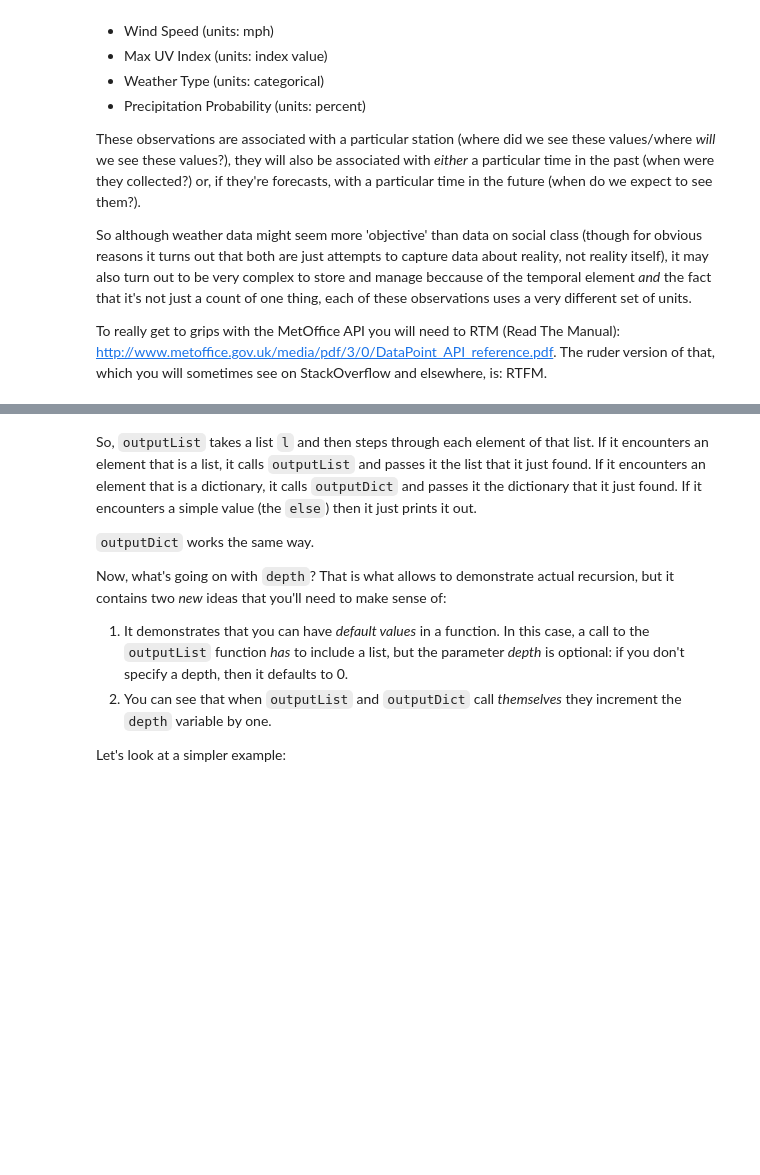
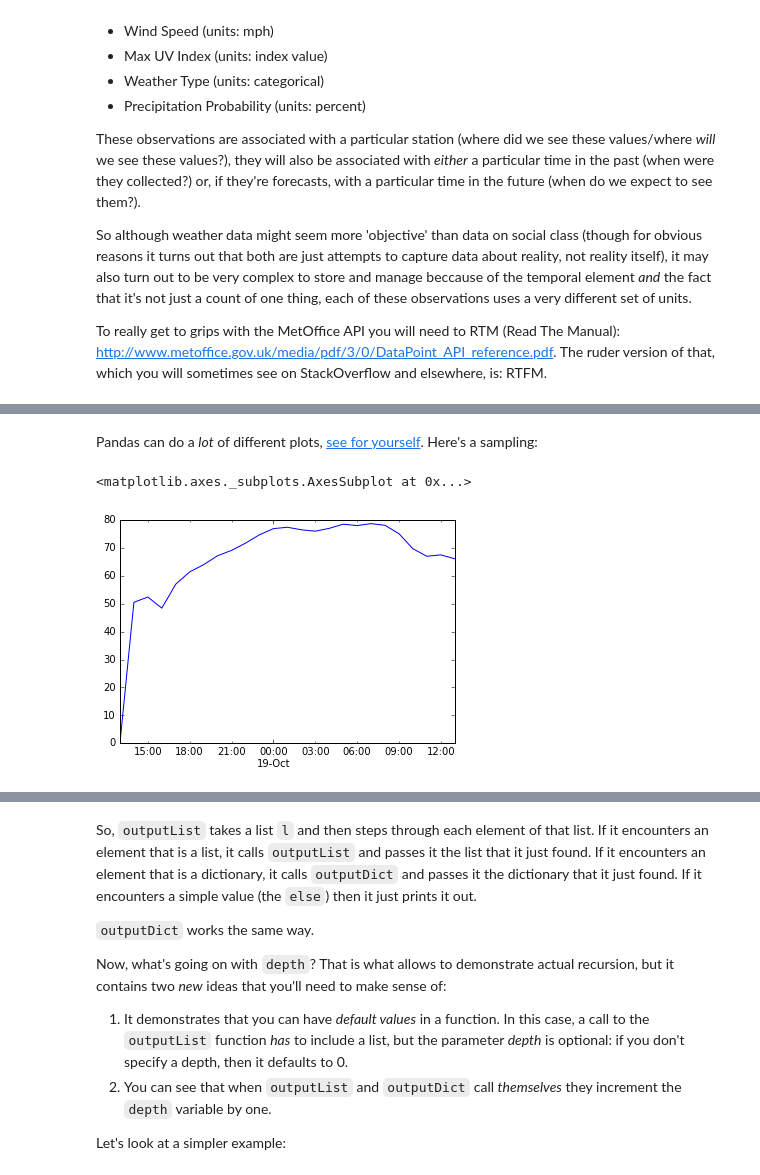
Before and after one commit to kingsgeocomp/geocomputation, a Jupyter notebook: Practical-5-Making Sense of API Data with Pandas.ipynb, the cells around one changed output, grey strips where cells are left out. Saved outputs shown, nothing was run; the diff lists cells and outputs as text; code cells hidden in the pictures; blank space fills up the shorter version.

```diff
--- a/Practical-5-Making Sense of API Data with Pandas.ipynb
+++ b/Practical-5-Making Sense of API Data with Pandas.ipynb
@@ -318,0 +756,4 @@ That explanation probably _still_ doesn't take much sense, but take a look at th
+# %%
+import pandas as pd
+data = processMetOfficeObservations( weather['SiteRep']['DV']['Location'] )
+df3 = pd.DataFrame.from_dict( data )
@@ -318,0 +823,7 @@ That explanation probably _still_ doesn't take much sense, but take a look at th
+# %%
+for c in ['WindDirection','WeatherType','PressureTendency']:
+    df3[c] = df3[c].astype('category')
+for c in ['DewPoint','Humidity','Temperature']:
+    df3[c] = df3[c].astype('float')
+for c in ['WindGust','Visibility']:
+    df3[c] = df3[c].astype('int')
@@ -318,0 +850,2 @@ That explanation probably _still_ doesn't take much sense, but take a look at th
+# %%
+df3['Time'] = pd.to_datetime(df3.???.values, infer_datetime_format=True)
@@ -318,0 +878,3 @@ That explanation probably _still_ doesn't take much sense, but take a look at th
+# %%
+df3.index = pd.to_datetime(df3.ts.values, infer_datetime_format=True)
+df3.head(3)
@@ -318,0 +915,7 @@ That explanation probably _still_ doesn't take much sense, but take a look at th
+# %% [markdown]
+Pandas can do a _lot_ of different plots, [see for yourself](http://pandas.pydata.org/pandas-docs/stable/visualization.html#visualization-hexbin). Here's a sampling:
+# %%
+df3.Humidity.plot()
+# %% [output]
+<matplotlib.axes._subplots.AxesSubplot at 0x...>
+[figure, added]
```
Also changed, not shown: parts of 143 cells of this notebook, 1 other file.
